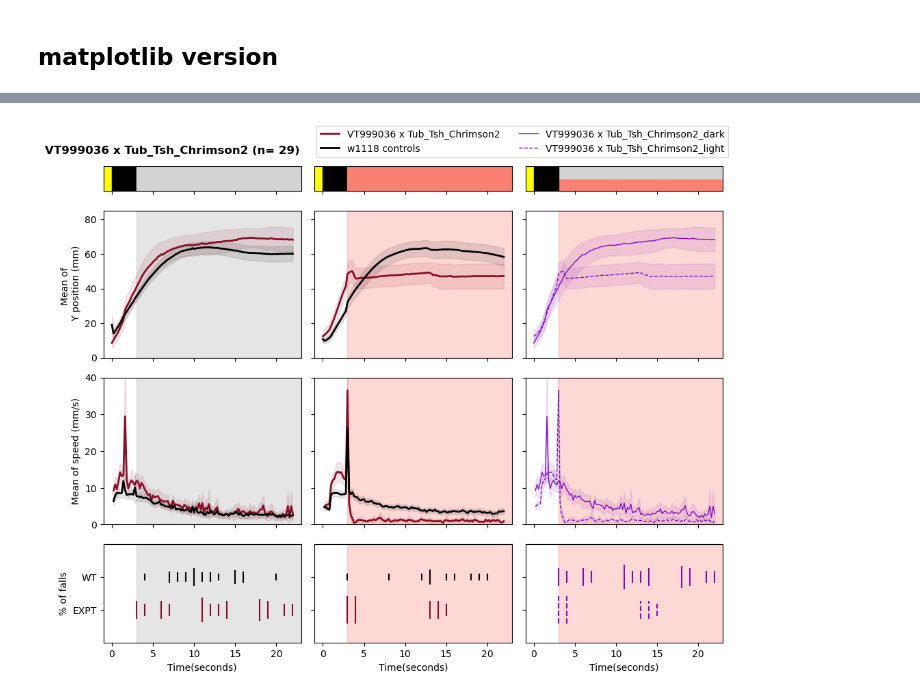
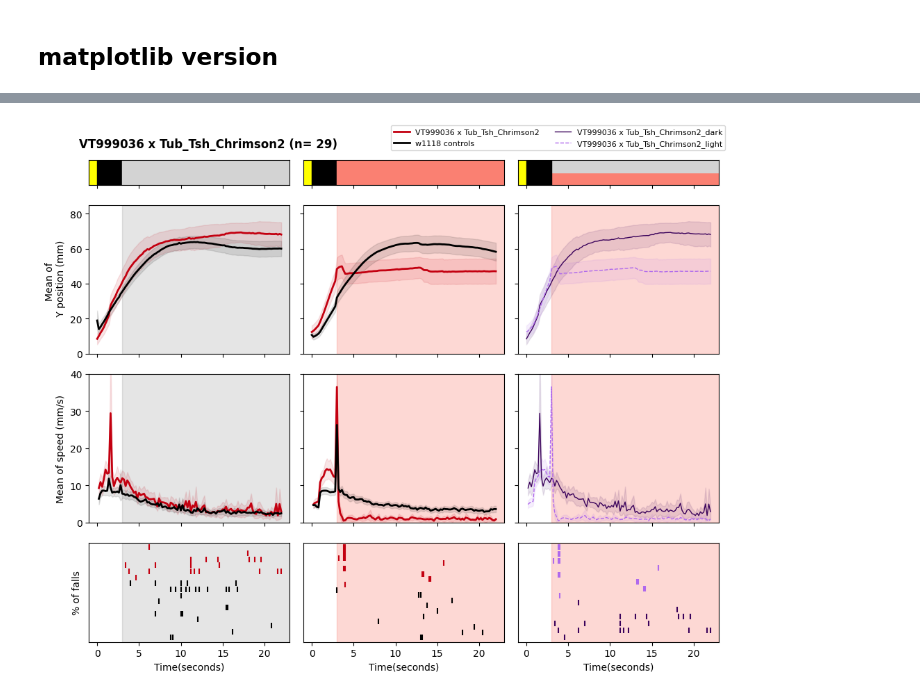
Before and after one commit to lnicole08/deltaG_screen, a Jupyter notebook: Generic line plots.ipynb, the cells around one changed output, grey strips where cells are left out. Saved outputs shown, nothing was run; the diff lists cells and outputs as text; code cells hidden in the pictures.

```diff
--- a/Generic line plots.ipynb
+++ b/Generic line plots.ipynb
@@ -42,7 +42,7 @@ computer2 = "C:\\Users\\lnico"
 computer3 = "D:"
 filedir = "\\ACC Lab Dropbox\\ACC Lab\\Nicole Lee\\Data Compilation\\Falling_New\\"
 
-openPath = computer2 + filedir
+openPath = computer3 + filedir
 
 # openPath = "C:\\Users\\User\\ACC Lab Dropbox\\ACC Lab\\Zhiyi\\NL's amended data\\Compilation\\"
 files = os.listdir(openPath)
@@ -927,13 +138,15 @@ figfirstplot.show()
 # %%
 
 import matplotlib.patches as patches
-figfirstplot, axs = plt.subplots(4, 3, figsize=(10, 8 ),sharex = "col", sharey='row', gridspec_kw={'height_ratios': [1,6,6,4]})
+figfirstplot, axs = plt.subplots(4, 3, figsize=(10, 8 ),sharex = "col", gridspec_kw={'height_ratios': [1,6,6,4]}) #sharey = row
 
 
 df3 = removingextraline(df_meande)
 df4 = removingextraline(df_meandw)
 df5 = removingextraline(df_meanse)
 df6 = removingextraline(df_meansw)
+
+
 driver = transgenic
 nnumber = int(0.20*(len(dfexpt.columns)-2))
 nnumberwt = int(0.20*(len(dfwt.columns)-2))
@@ -947,9 +160,10 @@ if "ACR" in responder:
     complight = "#4B2D0B"
 
 if "Chrimson2" in responder:
-    barcolr = "#8a0e27"
+    barcolr = "#c30010"
     patchcolor = "salmon"
-    complight = "#7D0DC3"
+    compdark = "#3A025B"
+    complight = "#AF69ED"
 
 #df3 = expt
 #df4 = wt
@@ -999,9 +213,9 @@ axs[1,1].fill_between(time, (df4.loc[df4.ExperimentState == "Full", 'mean']-df4.
 
 axs[1,2].axvspan(3,23, alpha=0.3, color = patchcolor, label = "_nolegend_")
 
-axs[1,2].plot(time, df3.loc[df3.ExperimentState == "Dark", 'mean'], color = complight, linewidth = 1, label = "driver" + "_dark")
+axs[1,2].plot(time, df3.loc[df3.ExperimentState == "Dark", 'mean'], color = compdark, linewidth = 1, label = "driver" + "_dark")
 axs[1,2].fill_between(time, (df3.loc[df3.ExperimentState == "Dark", 'mean']-df3.loc[df3.ExperimentState == "Dark", 'CI']),
-                      df3.loc[df3.ExperimentState == "Dark", 'mean']+df3.loc[df3.ExperimentState == "Dark", 'CI'], color= complight, alpha=.1, label = "_nolegend_")
+                      df3.loc[df3.ExperimentState == "Dark", 'mean']+df3.loc[df3.ExperimentState == "Dark", 'CI'], color= compdark, alpha=.1, label = "_nolegend_")
 
 axs[1,2].plot(time, df3.loc[df3.ExperimentState == "Full", 'mean'], color = complight, linewidth = 1, linestyle='dashed', label = "driver" + "_light")
 axs[1,2].fill_between(time, (df3.loc[df3.ExperimentState == "Full", 'mean']-df3.loc[df3.ExperimentState == "Full", 'CI']),
@@ -1041,9 +255,9 @@ axs[2,1].fill_between(time, (df6.loc[df6.ExperimentState == "Full", 'mean']-df6.
 
 axs[2,2].axvspan(3,23, alpha=0.3, color = patchcolor, label = "_nolegend_")
 
-axs[2,2].plot(time, df5.loc[df5.ExperimentState == "Dark", 'mean'], color = complight, linewidth = 1,  label = "driver" + "_dark")
+axs[2,2].plot(time, df5.loc[df5.ExperimentState == "Dark", 'mean'], color = compdark, linewidth = 1,  label = "driver" + "_dark")
 axs[2,2].fill_between(time, (df5.loc[df5.ExperimentState == "Dark", 'mean']-df5.loc[df5.ExperimentState == "Dark", 'CI']),
-                      df5.loc[df5.ExperimentState == "Dark", 'mean']+df5.loc[df5.ExperimentState == "Dark", 'CI'], color= complight, alpha=.1, label = "_nolegend_")
+                      df5.loc[df5.ExperimentState == "Dark", 'mean']+df5.loc[df5.ExperimentState == "Dark", 'CI'], color= compdark, alpha=.1, label = "_nolegend_")
 
 axs[2,2].plot(time, df5.loc[df5.ExperimentState == "Full", 'mean'], color = complight, linewidth = 1, linestyle='dashed', label = "driver" + "_light")
 axs[2,2].fill_between(time, (df5.loc[df5.ExperimentState == "Full", 'mean']-df5.loc[df5.ExperimentState == "Full", 'CI']),
@@ -1055,55 +269,55 @@ axs[2,1].set_ylim([0, 40])
 axs[2,2].set_ylim([0, 40])
 
 #raster
-count_wtfull = counterfall(df_rrfull, nnumber, nnumberwt, "WT")
-count_exptdark = counterfall(df_rrdark, nnumber, nnumberwt, "EXPT")
-count_wtdark = counterfall(df_rrdark, nnumber, nnumberwt, "WT")
-count_exptfull = counterfall(df_rrfull, nnumber, nnumberwt, "EXPT")
+count_wtfull = df_rrfull[(df_rrfull["Type"] == "WT")]
+count_exptfull = df_rrfull[(df_rrfull["Type"] == "EXPT")]
+count_wtdark = df_rrdark[(df_rrdark["Type"] == "WT")]
+count_exptdark = df_rrdark[(df_rrdark["Type"] == "EXPT")]
 
 axs[3,0].axvspan(3,23, alpha=0.1, color = "#000000")
 axs[3,1].axvspan(3,23, alpha=0.3, color = patchcolor)
 axs[3,2].axvspan(3,23, alpha=0.3, color = patchcolor)
 
-axs[3,0].scatter(count_exptdark['integer'], y= count_exptdark['name'], s = (50*count_exptdark['counts']), marker = "|", color = barcolr)
-axs[3,0].scatter(count_wtdark['integer'], y= count_wtdark['name'], s = (50*count_wtdark['counts']),  marker = "|",color = "#000000")
+axs[3,0].scatter(count_wtdark['value'], y= count_wtdark['variable'], s = 30, marker = "|", color = "#000000")
+axs[3,0].scatter(count_exptdark['value'], y= count_exptdark['variable'], s = 30, marker = "|", color = barcolr)
 
-axs[3,1].scatter(count_exptfull['integer'], y= count_exptfull['name'], s = (50*count_exptfull['counts']), marker = "|", color = barcolr)
-axs[3,1].scatter(count_wtfull['integer'], y= count_wtfull['name'], s = (50*count_wtfull['counts']), marker = "|", color = "#000000")
+axs[3,1].scatter(count_wtfull['value'], y= count_wtfull['variable'], s = 30, marker = "|", color = "#000000")
+axs[3,1].scatter(count_exptfull['value'], y= count_exptfull['variable'], s = 30, marker = "|", color = barcolr)
 
-count_darktemp = count_exptdark.copy()
-count_darktemp["special"] = "WT"
+#special measures
+comp_dark = count_exptdark.copy()
+comp_light = count_exptfull.copy()
+comp_dark['special'] = "Dark_" +  comp_dark['variable']
+comp_light['special'] = "ALight_" +  comp_light['variable']
 
-count_fulltemp = count_exptfull.copy()
-count_fulltemp["special"] = "EXPT"
-
-axs[3,2].scatter(count_darktemp['integer'], y= count_darktemp['special'], s = (50*count_darktemp['counts']), marker = "|", color = complight)
-axs[3,2].scatter(count_fulltemp['integer'], y= count_fulltemp['special'], s = (50*count_fulltemp['counts']), marker = "|", color = complight, linestyle ="dashed")
+axs[3,2].scatter(comp_dark['value'], y= comp_dark['special'], s = 30, marker = "|", color = compdark)
+axs[3,2].scatter(comp_light['value'], y= comp_light['special'], s = 30, marker = "|", color = complight)
 
 
 axs[3,0].set(xlabel='Time(seconds)', ylabel='% of falls')
 axs[3,1].set(xlabel='Time(seconds)')
 axs[3,2].set(xlabel='Time(seconds)')
 
-axs[3,1].set_ylim([-1,2])
-
+axs[3,0].set_yticks([], minor=False)
+axs[3,1].set_yticks([], minor=False)
+axs[3,2].set_yticks([], minor=False)
 
 
 #Hide x labels and tick labels for top plots and y ticks for right plots.
 for ax in axs.flat:
     ax.label_outer()
     ax.set_xlim([-1,23])
 
-figfirstplot.suptitle(t = driver  + " (n= " + str(nnumber) + ")", fontweight='bold', x = 0.18)
+
+figfirstplot.suptitle(t = driver  + " (n= " + str(nnumber) + ")", fontweight='bold', x = 0.25)
 
 #legend
-# labels = [" ", " ", "c", "b"]
-# figfirstplot.legend(labels, loc='lower right', bbox_to_anchor=(1,0.95), ncol=len(labels), bbox_transform=figfirstplot.transFigure)
 labels = [driver, "w1118 controls", driver +"_dark", driver + "_light"]
 
-figfirstplot.legend(labels, loc='lower right', bbox_to_anchor=(1,0.95), ncol=2, bbox_transform=figfirstplot.transFigure)
+figfirstplot.legend(labels, loc='lower right', bbox_to_anchor=(1,0.95), ncol=2, bbox_transform=figfirstplot.transFigure, prop={'size': 8})
 
 figfirstplot.tight_layout()
 
 figfirstplot.show()
 # %% [output]
-[figure, old version]
+[figure, new version]
```
Also changed, not shown: parts of 6 cells of this notebook.
